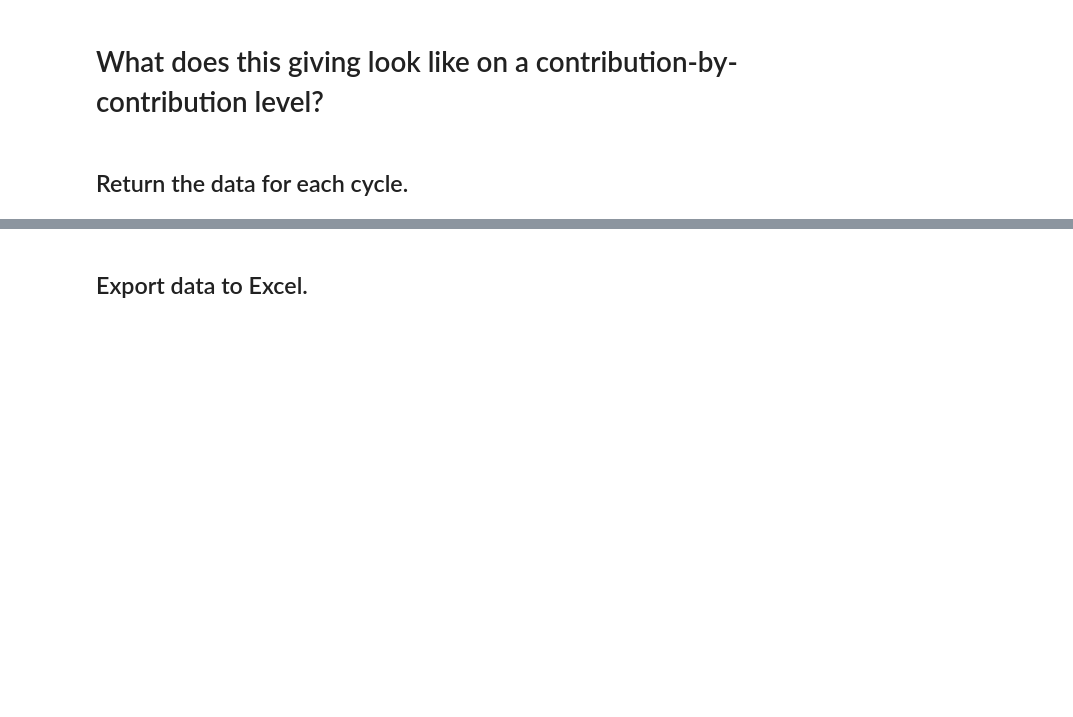
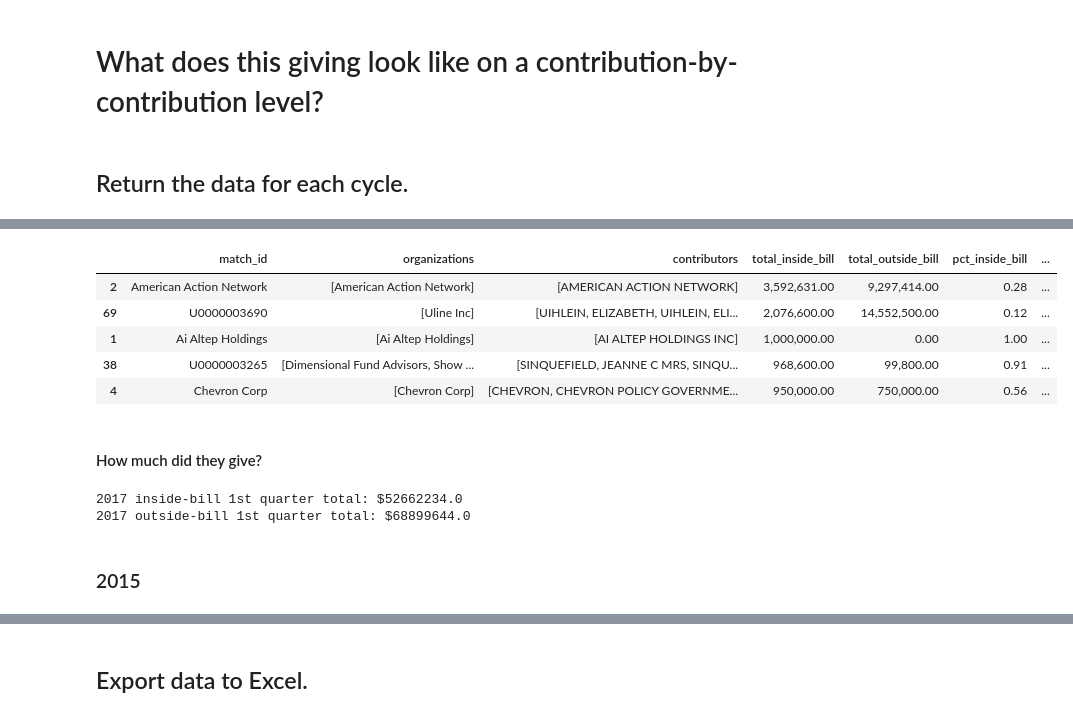
Before and after one commit to PublicI/tax-bill-contribs, a Jupyter notebook: tax-bill-analysis.ipynb, the cells around one changed output, grey strips where cells are left out. Cells and saved outputs as stored; diff of their text form; code cells hidden in the pictures; blank space fills up the shorter version.

Commit message:
Ran analysis for the first and second quarters

```diff
--- a/tax-bill-analysis.ipynb
+++ b/tax-bill-analysis.ipynb
@@ -650,0 +752,3 @@ pre_bill_contributions_09 = run_contributions_query("pre_bill", "09", "2018", "2
+# %%
+inside_bill_donors_committees_17_1st_qtr = run_donors_query_1st_qtr("inside", "17", "2018", "2017-02-02", "2017-03-31", "2018", "2017-02-02", "2017-03-31", "2017-02-02", "2017-03-31")
+outside_bill_donors_committees_17_1st_qtr = run_donors_query_1st_qtr("outside", "17", "2018", "2017-02-02", "2017-03-31", "2018", "2017-01-01", "2017-02-01", "2017-04-01", "2017-12-31")
@@ -650,0 +771,9 @@ pre_bill_contributions_09 = run_contributions_query("pre_bill", "09", "2018", "2
+# %%
+inside_bill_donors_17_1st_qtr = inside_bill_donors_committees_17_1st_qtr.groupby(["match_id"]).agg({"organizations": max, "contributors": max, "total": sum}).reset_index()
+outside_bill_donors_17_1st_qtr = outside_bill_donors_committees_17_1st_qtr.groupby(["match_id"]).agg({"organizations": max, "contributors": max, "total": sum}).reset_index()
+# %%
+donors_17_1st_qtr = inside_bill_donors_17_1st_qtr.merge(outside_bill_donors_17_1st_qtr, how="outer", on="match_id", suffixes=["_inside_bill", "_outside_bill"])
+donors_17_1st_qtr.drop(["organizations_outside_bill", "contributors_outside_bill"], axis=1, inplace=True)
+donors_17_1st_qtr.rename(columns={"organizations_inside_bill": "organizations", "contributors_inside_bill": "contributors"}, inplace=True)
+donors_17_1st_qtr["total_outside_bill"].fillna(0, inplace=True)
+donors_17_1st_qtr.info()
@@ -650,0 +791,23 @@ pre_bill_contributions_09 = run_contributions_query("pre_bill", "09", "2018", "2
+# %%
+donors_17_1st_qtr["pct_inside_bill"] = donors_17_1st_qtr["total_inside_bill"] / (donors_17_1st_qtr["total_outside_bill"] + donors_17_1st_qtr["total_inside_bill"])
+donors_17_1st_qtr["pct_outside_bill"] = donors_17_1st_qtr["total_outside_bill"] / (donors_17_1st_qtr["total_outside_bill"] + donors_17_1st_qtr["total_inside_bill"])
+donors_17_1st_qtr["change"] = donors_17_1st_qtr["total_inside_bill"] - donors_17_1st_qtr["total_outside_bill"]
+donors_17_1st_qtr["pct_change"] = (donors_17_1st_qtr["total_inside_bill"] - donors_17_1st_qtr["total_outside_bill"]) / donors_17_1st_qtr["total_outside_bill"].abs()
+donors_17_1st_qtr.sort_values("total_inside_bill", ascending=False).head()
+# %% [output]
+|  | match_id | organizations | contributors | total_inside_bill | total_outside_bill | pct_inside_bill | ... |
+| 2 | American Action Network | [American Action Network] | [AMERICAN ACTION NETWORK] | 3,592,631.00 | 9,297,414.00 | 0.28 | ... |
+| 69 | U0000003690 | [Uline Inc] | [UIHLEIN, ELIZABETH, UIHLEIN, ELI... | 2,076,600.00 | 14,552,500.00 | 0.12 | ... |
+| 1 | Ai Altep Holdings | [Ai Altep Holdings] | [AI ALTEP HOLDINGS INC] | 1,000,000.00 | 0.00 | 1.00 | ... |
+| 38 | U0000003265 | [Dimensional Fund Advisors, Show ... | [SINQUEFIELD, JEANNE C MRS, SINQU... | 968,600.00 | 99,800.00 | 0.91 | ... |
+| 4 | Chevron Corp | [Chevron Corp] | [CHEVRON, CHEVRON POLICY GOVERNME... | 950,000.00 | 750,000.00 | 0.56 | ... |
+# %% [markdown]
+#### How much did they give?
+# %%
+print("2017 inside-bill 1st quarter total: $" + str(donors_17_1st_qtr["total_inside_bill"].sum()))
+print("2017 outside-bill 1st quarter total: $" + str(donors_17_1st_qtr["total_outside_bill"].sum()))
+# %% [output]
+2017 inside-bill 1st quarter total: $52662234.0
+2017 outside-bill 1st quarter total: $68899644.0
+# %% [markdown]
+### 2015
```
Also changed, not shown: parts of 124 cells of this notebook.
